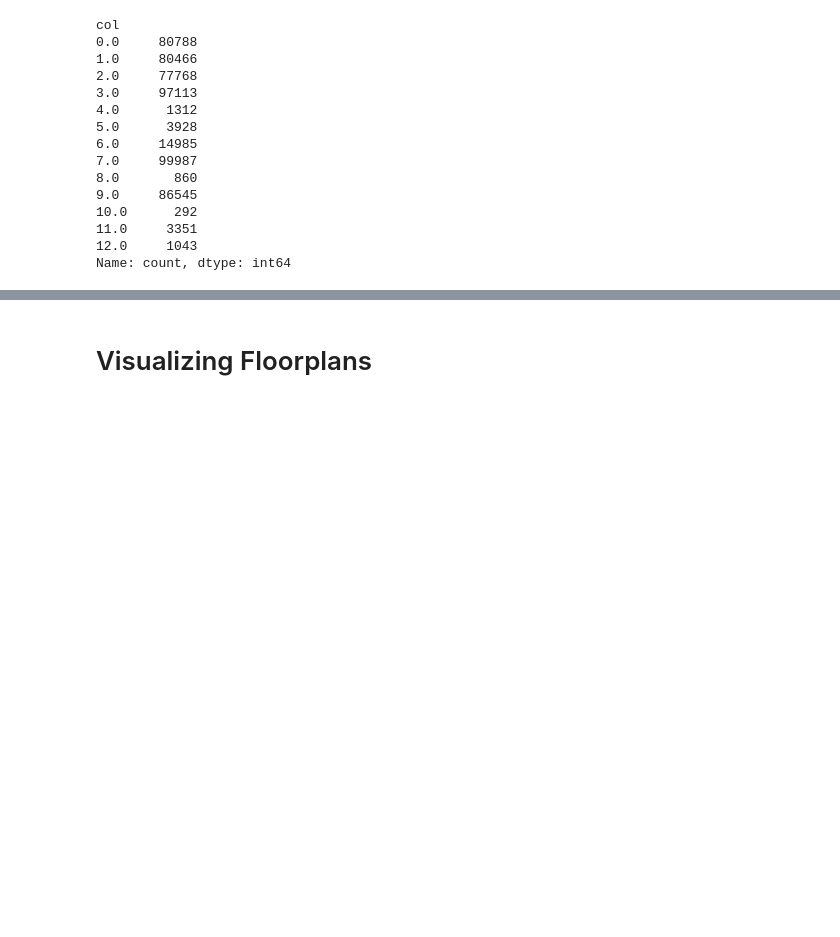
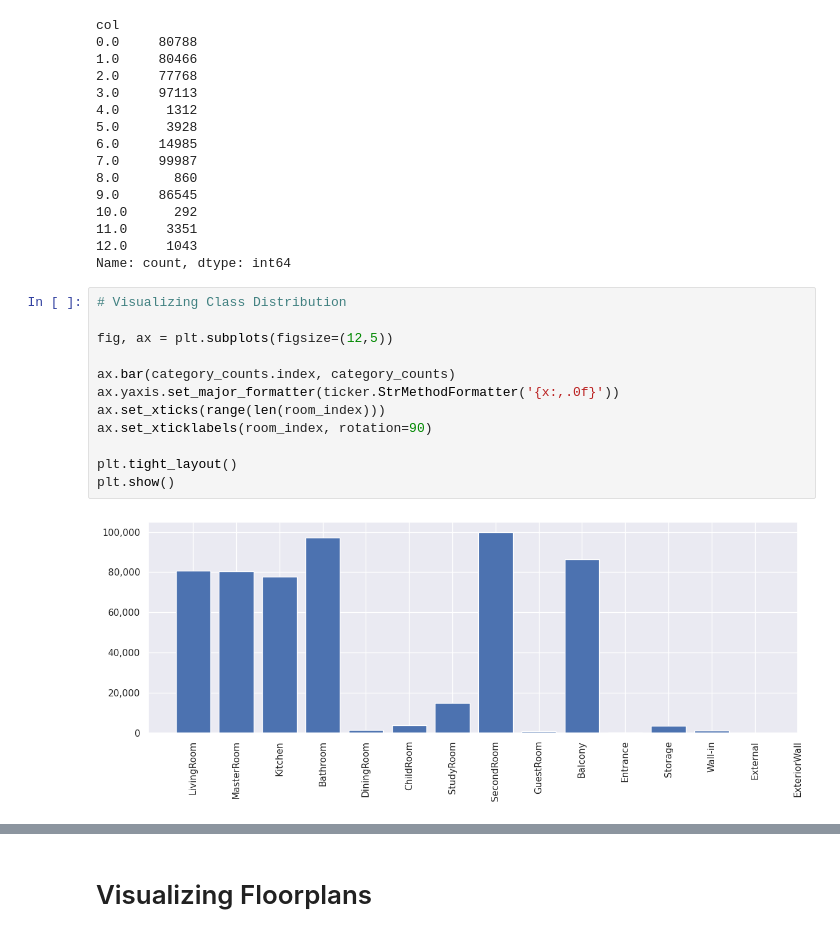
Before and after one commit to shaun-friedman/Generative-Interior-Synthesis, a Jupyter notebook: 3_EDA.ipynb, the cells around one changed output, grey strips where cells are left out. Saved outputs shown, nothing was run; the diff lists cells and outputs as text; blank space fills up the shorter version.

```diff
--- a/3_EDA.ipynb
+++ b/3_EDA.ipynb
@@ -124,3 +173,17 @@ col
 11.0     3351
 12.0     1043
 Name: count, dtype: int64
+# %%
+# Visualizing Class Distribution
+
+fig, ax = plt.subplots(figsize=(12,5))
+
+ax.bar(category_counts.index, category_counts)
+ax.yaxis.set_major_formatter(ticker.StrMethodFormatter('{x:,.0f}'))
+ax.set_xticks(range(len(room_index)))
+ax.set_xticklabels(room_index, rotation=90)
+
+plt.tight_layout()
+plt.show()
+# %% [output]
+[figure, added]
```
Also changed, not shown: parts of 6 cells of this notebook.
